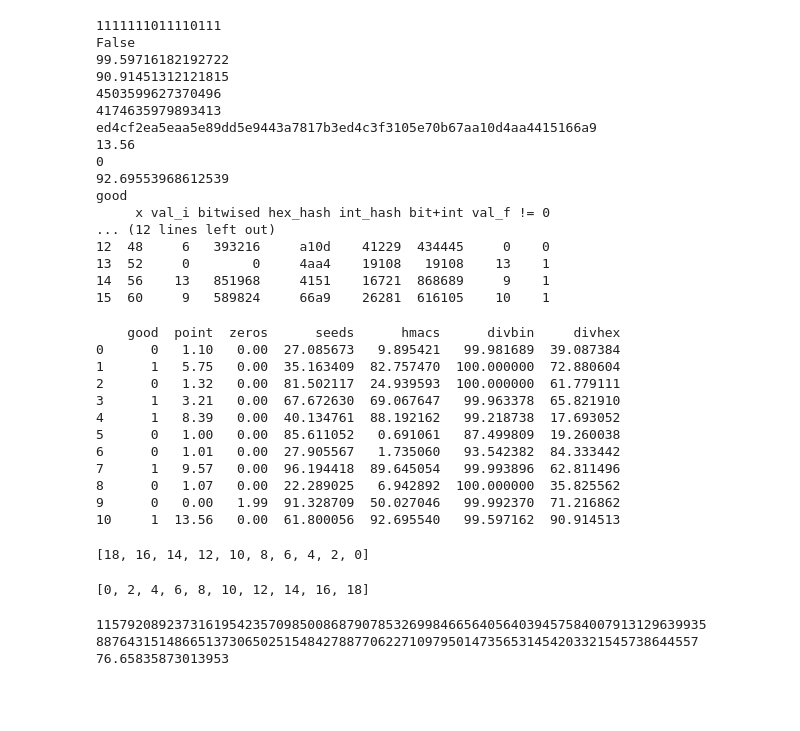
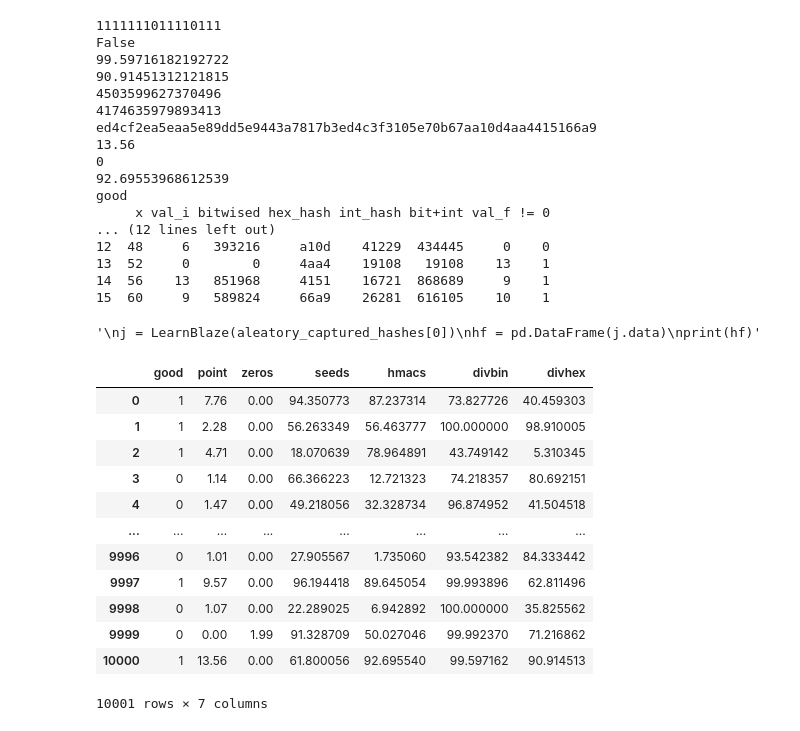
Before and after one commit to caioser/blaze-notebook, a Jupyter notebook: scrap.ipynb, the cells around one changed output. Saved outputs shown, nothing was run; the diff lists cells and outputs as text; code cells hidden in the pictures; blank space fills up the shorter version.

```diff
--- a/scrap.ipynb
+++ b/scrap.ipynb
@@ -502,7 +503,7 @@ class LearnBlaze:
             "divhex":[],
         }
 
-        self.genSeeds(n=10)
+        self.genSeeds()
         self.genHmacs()
         self.genPoints()
         self.numerize()
@@ -549,44 +550,29 @@ class LearnBlaze:
 
         for y in range(len(hmacs)):
             hmacs[y] = (int(hmacs[y], 16) / self.maxHash) * 100
-
+"""
 j = LearnBlaze(aleatory_captured_hashes[0])
 hf = pd.DataFrame(j.data)
 print(hf)
+"""
 # %% [output]
-    good  point  zeros      seeds      hmacs      divbin     divhex
-0      0   1.10   0.00  27.085673   9.895421   99.981689  39.087384
-1      1   5.75   0.00  35.163409  82.757470  100.000000  72.880604
-2      0   1.32   0.00  81.502117  24.939593  100.000000  61.779111
-3      1   3.21   0.00  67.672630  69.067647   99.963378  65.821910
-4      1   8.39   0.00  40.134761  88.192162   99.218738  17.693052
-5      0   1.00   0.00  85.611052   0.691061   87.499809  19.260038
-6      0   1.01   0.00  27.905567   1.735060   93.542382  84.333442
-7      1   9.57   0.00  96.194418  89.645054   99.993896  62.811496
-8      0   1.07   0.00  22.289025   6.942892  100.000000  35.825562
-9      0   0.00   1.99  91.328709  50.027046   99.992370  71.216862
-10     1  13.56   0.00  61.800056  92.695540   99.597162  90.914513
+'\nj = LearnBlaze(aleatory_captured_hashes[0])\nhf = pd.DataFrame(j.data)\nprint(hf)'
-# %%
-gist = [i*2 for i in range(10)]
-gist.reverse()
-gist
-# %% [output]
-[18, 16, 14, 12, 10, 8, 6, 4, 2, 0]
-# %%
-my = {'hm':gist}
-my['hm'].reverse()
-print(my['hm'])
-# %% [output]
-[0, 2, 4, 6, 8, 10, 12, 14, 16, 18]
-# %%
-aleSeed = int(aleatory_captured_hashes[2], 16)
-maxSeed = int(''.join('f' for item in range(64)), 16)
-
-print(maxSeed)
-print(aleSeed)
-print((aleSeed/maxSeed)*100)
-# %% [output]
-115792089237316195423570985008687907853269984665640564039457584007913129639935
-88764315148665137306502515484278877062271097950147356531454203321545738644557
-76.65835873013953
+# %%
+#hf.to_pickle('./jdata.pkl')
+hf = pd.read_pickle('./jdata.pkl')
+hf
+# %% [output]
+|  | good | point | zeros | seeds | hmacs | divbin | divhex |
+| 0 | 1 | 7.76 | 0.00 | 94.350773 | 87.237314 | 73.827726 | 40.459303 |
+| 1 | 1 | 2.28 | 0.00 | 56.263349 | 56.463777 | 100.000000 | 98.910005 |
+| 2 | 1 | 4.71 | 0.00 | 18.070639 | 78.964891 | 43.749142 | 5.310345 |
+| 3 | 0 | 1.14 | 0.00 | 66.366223 | 12.721323 | 74.218357 | 80.692151 |
+| 4 | 0 | 1.47 | 0.00 | 49.218056 | 32.328734 | 96.874952 | 41.504518 |
+| ... | ... | ... | ... | ... | ... | ... | ... |
+| 9996 | 0 | 1.01 | 0.00 | 27.905567 | 1.735060 | 93.542382 | 84.333442 |
+| 9997 | 1 | 9.57 | 0.00 | 96.194418 | 89.645054 | 99.993896 | 62.811496 |
+| 9998 | 0 | 1.07 | 0.00 | 22.289025 | 6.942892 | 100.000000 | 35.825562 |
+| 9999 | 0 | 0.00 | 1.99 | 91.328709 | 50.027046 | 99.992370 | 71.216862 |
+| 10000 | 1 | 13.56 | 0.00 | 61.800056 | 92.695540 | 99.597162 | 90.914513 |
+10001 rows × 7 columns
 # %%
```
Also changed, not shown: parts of 4 cells of this notebook, 4 other files.
